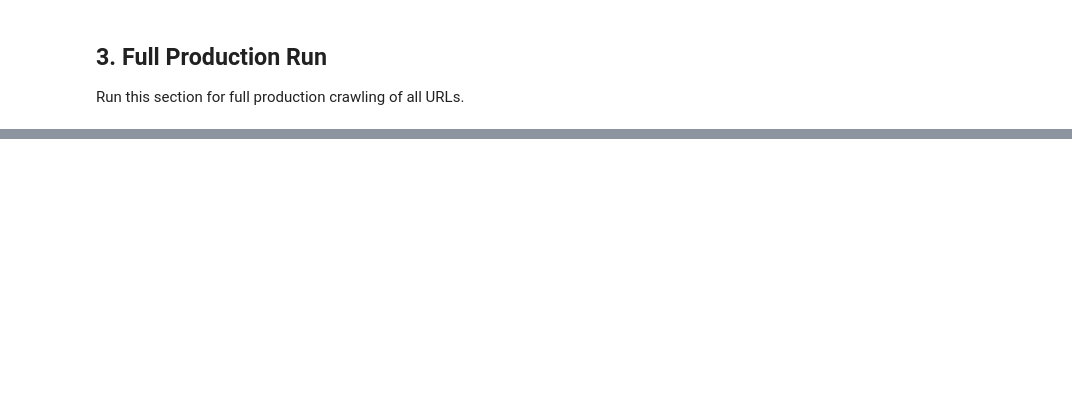
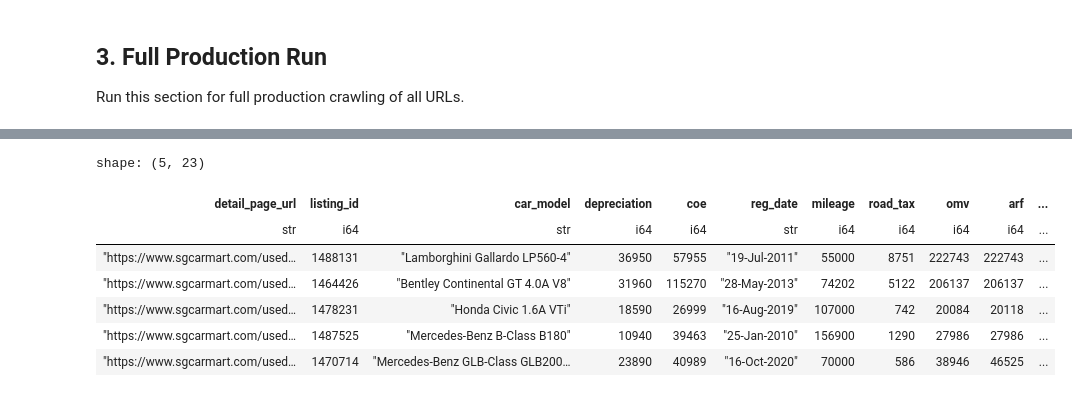
Before and after one commit to nathanpua/car_market_analysis, a Jupyter notebook: 05_workers_binding_crawl.ipynb, the cells around one changed output, grey strips where cells are left out. Drawn from its saved outputs; the diff is of its cells as text; code cells hidden in the pictures; blank space fills up the shorter version.

```diff
--- a/05_workers_binding_crawl.ipynb
+++ b/05_workers_binding_crawl.ipynb
@@ -480,36 +486,3 @@ else:
 # Final save to JSON with pretty formatting
 with open(OUTPUT_FILE, "w") as f:
     json.dump(all_results, f, indent=2)
-
-# Export to Parquet
-import polars as pl
-
-successful_results = [r for r in all_results if r.get("success")]
-if successful_results:
-    df = pl.DataFrame(successful_results)
-    df.write_parquet(PARQUET_FILE, compression="snappy")
-
-    # Also save CSV
-    df.write_csv(str(PARQUET_FILE).replace(".parquet", ".csv"))
-
-total_successful = sum(1 for r in all_results if r.get("success"))
-total_crawled = len(all_results)
-print(f"\n{'='*60}")
-print(f"✅ FINAL RESULTS")
-print(f"{'='*60}")
-print(f"Total records: {total_crawled}")
-print(f"Successful: {total_successful} ({total_successful/total_crawled*100:.1f}%)")
-print(f"Failed: {total_crawled - total_successful}")
-if remaining > 0:
-    print(f"New URLs crawled this run: {remaining}")
-    print(f"Time for this run: {total_elapsed/60:.1f} minutes ({total_elapsed/3600:.2f} hours)")
-    new_successful = sum(1 for r in all_results[-remaining:] if r.get('success'))
-    if total_elapsed > 0:
-        print(f"Speed: {new_successful/total_elapsed*60:.1f} URLs/min")
-print(f"\n📁 Output files:")
-print(f"   JSON:   {OUTPUT_FILE} ({Path(OUTPUT_FILE).stat().st_size / 1024 / 1024:.1f} MB)")
-print(f"   Parquet: {PARQUET_FILE} ({Path(PARQUET_FILE).stat().st_size / 1024 / 1024:.1f} MB)")
-print(f"   CSV:     {str(PARQUET_FILE).replace('.parquet', '.csv')}")
-if successful_results:
-    print(f"\n📊 DataFrame shape: {df.shape}")
-    print(f"   Columns: {sorted(df.columns)}")
@@ -515,0 +641,11 @@ if successful_results:
+# %%
+df.head()
+# %% [output]
+shape: (5, 23)
+| detail_page_url | listing_id | car_model | depreciation | coe | reg_date | mileage | road_tax | omv | arf | ... |
+| str | i64 | str | i64 | i64 | str | i64 | i64 | i64 | i64 | ... |
+| "https://www.sgcarmart.com/used… | 1488131 | "Lamborghini Gallardo LP560-4" | 36950 | 57955 | "19-Jul-2011" | 55000 | 8751 | 222743 | 222743 | ... |
+| "https://www.sgcarmart.com/used… | 1464426 | "Bentley Continental GT 4.0A V8" | 31960 | 115270 | "28-May-2013" | 74202 | 5122 | 206137 | 206137 | ... |
+| "https://www.sgcarmart.com/used… | 1478231 | "Honda Civic 1.6A VTi" | 18590 | 26999 | "16-Aug-2019" | 107000 | 742 | 20084 | 20118 | ... |
+| "https://www.sgcarmart.com/used… | 1487525 | "Mercedes-Benz B-Class B180" | 10940 | 39463 | "25-Jan-2010" | 156900 | 1290 | 27986 | 27986 | ... |
+| "https://www.sgcarmart.com/used… | 1470714 | "Mercedes-Benz GLB-Class GLB200… | 23890 | 40989 | "16-Oct-2020" | 70000 | 586 | 38946 | 46525 | ... |
```
Also changed, not shown: parts of 5 cells of this notebook, 3 other files.
